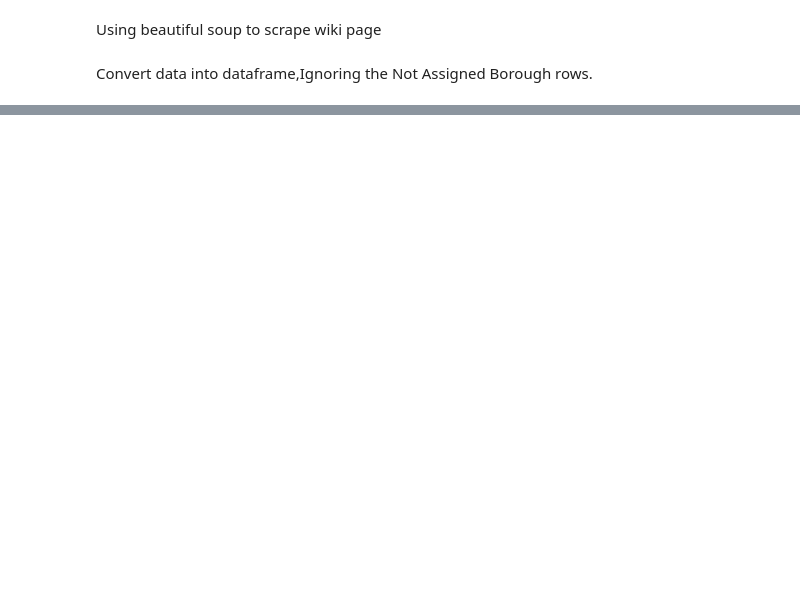
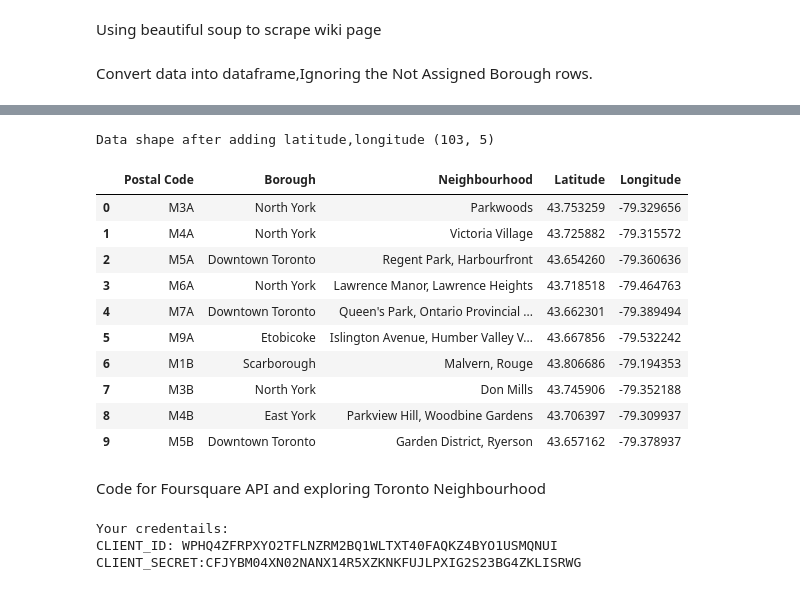
Before and after one commit to Data-Mg/Coursera_Capstone, a Jupyter notebook: Neighborhood Capstone 1.ipynb, the cells around one changed output, grey strips where cells are left out. Drawn from its saved outputs; the diff is of its cells as text; code cells hidden in the pictures; blank space fills up the shorter version.

```diff
--- a/Neighborhood Capstone 1.ipynb
+++ b/Neighborhood Capstone 1.ipynb
@@ -10,6 +32,10 @@ Using beautiful soup to scrape wiki page
 url = 'https://en.wikipedia.org/wiki/List_of_postal_codes_of_Canada:_M'
 html1 = urlopen(url)
 soup = BeautifulSoup(html1, 'html.parser')
+# %%
+from IPython.display import display, HTML
+def pretty_print(df2):
+    return display( HTML( df2.to_html().replace("\\n","<br>") ) )
 # %% [markdown]
 Convert data into dataframe,Ignoring the Not Assigned Borough rows.
 # %%
@@ -36 +65,35 @@ print("Data shape",df.shape)
 Data shape (103, 3)
+# %%
+df1 = pd.read_csv('http://cocl.us/Geospatial_data')
+neighborhoods = pd.merge(df,df1,how='inner',left_on='Postal Code',right_on='Postal Code')
+print("Data shape after adding latitude,longitude",neighborhoods.shape)
+df3 = neighborhoods[:10]
+pretty_print(df3)
+# %% [output]
+Data shape after adding latitude,longitude (103, 5)
+|  | Postal Code | Borough | Neighbourhood | Latitude | Longitude |
+| 0 | M3A | North York | Parkwoods | 43.753259 | -79.329656 |
+| 1 | M4A | North York | Victoria Village | 43.725882 | -79.315572 |
+| 2 | M5A | Downtown Toronto | Regent Park, Harbourfront | 43.654260 | -79.360636 |
+| 3 | M6A | North York | Lawrence Manor, Lawrence Heights | 43.718518 | -79.464763 |
+| 4 | M7A | Downtown Toronto | Queen's Park, Ontario Provincial ... | 43.662301 | -79.389494 |
+| 5 | M9A | Etobicoke | Islington Avenue, Humber Valley V... | 43.667856 | -79.532242 |
+| 6 | M1B | Scarborough | Malvern, Rouge | 43.806686 | -79.194353 |
+| 7 | M3B | North York | Don Mills | 43.745906 | -79.352188 |
+| 8 | M4B | East York | Parkview Hill, Woodbine Gardens | 43.706397 | -79.309937 |
+| 9 | M5B | Downtown Toronto | Garden District, Ryerson | 43.657162 | -79.378937 |
+# %% [markdown]
+Code for Foursquare API and exploring Toronto Neighbourhood
+# %%
+CLIENT_ID = 'WPHQ4ZFRPXYO2TFLNZRM2BQ1WLTXT40FAQKZ4BYO1USMQNUI' # your Foursquare ID
+CLIENT_SECRET = 'CFJYBM04XN02NANX14R5XZKNKFUJLPXIG2S23BG4ZKLISRWG' # your Foursquare Secret
+VERSION = '20180605' # Foursquare API version
+LIMIT = 100 # A default Foursquare API limit value
+
+print('Your credentails:')
+print('CLIENT_ID: ' + CLIENT_ID)
+print('CLIENT_SECRET:' + CLIENT_SECRET)
+# %% [output]
+Your credentails:
+CLIENT_ID: WPHQ4ZFRPXYO2TFLNZRM2BQ1WLTXT40FAQKZ4BYO1USMQNUI
+CLIENT_SECRET:CFJYBM04XN02NANX14R5XZKNKFUJLPXIG2S23BG4ZKLISRWG
```
Also changed, not shown: parts of 17 cells of this notebook.
